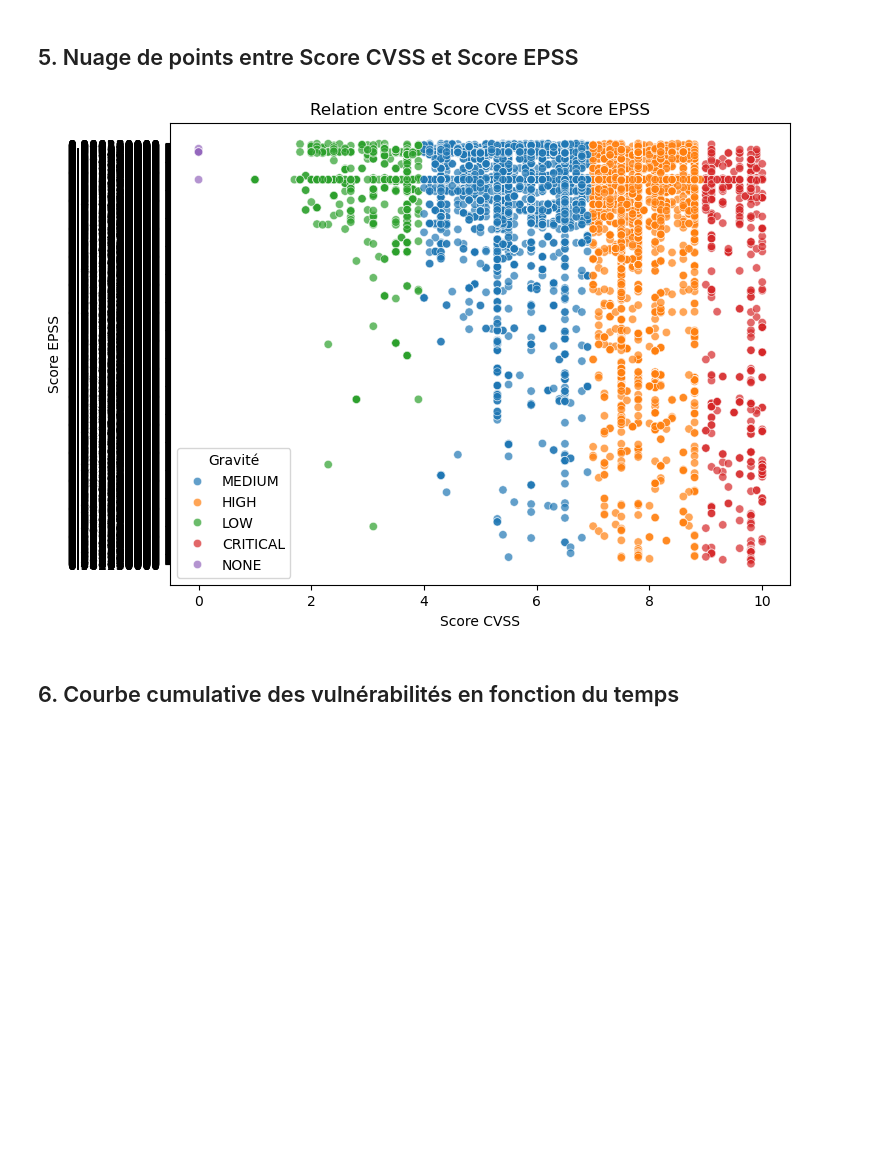
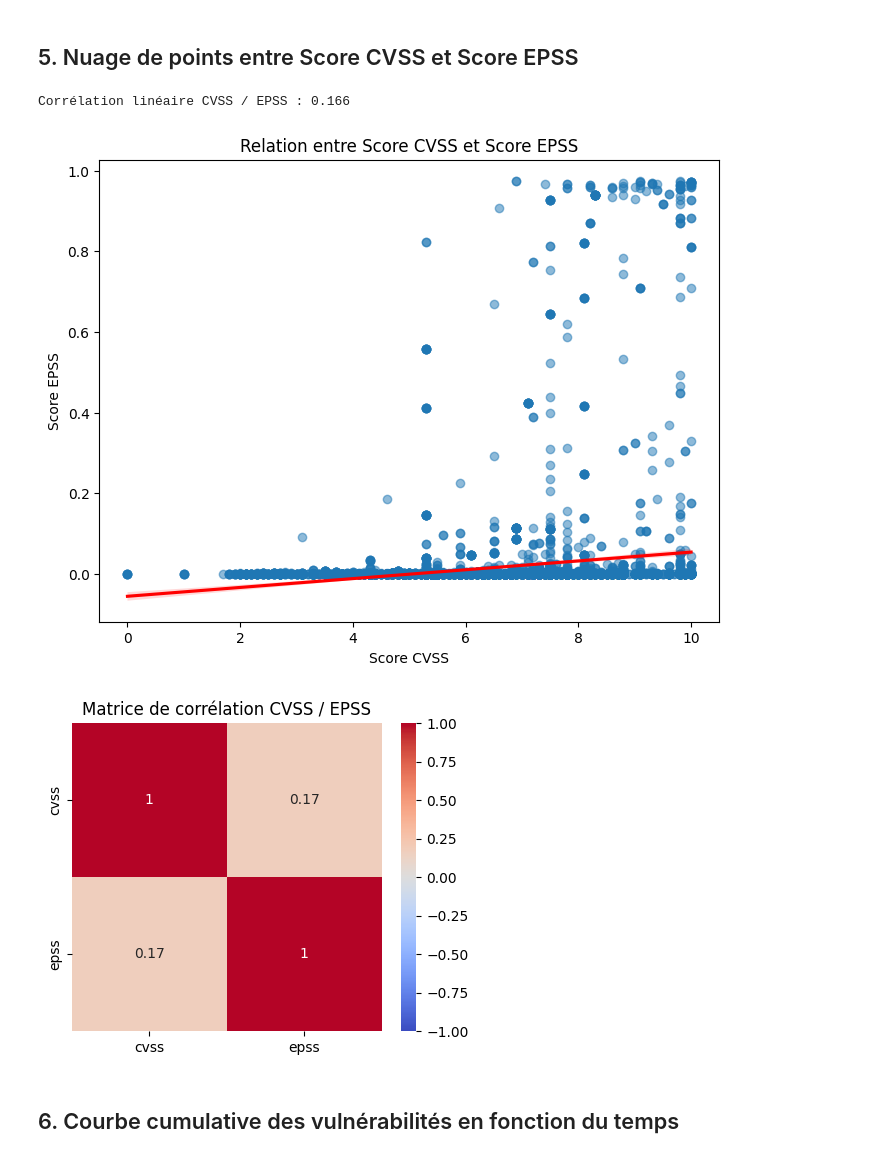
Before and after one commit to 3arly1/projet-mastercamp-data, a Jupyter notebook: mastercamp.ipynb, the cells around one changed output. Drawn from its saved outputs; the diff is of its cells as text; code cells hidden in the pictures; blank space fills up the shorter version.

```diff
--- a/mastercamp.ipynb
+++ b/mastercamp.ipynb
@@ -339,6 +377,6 @@ plt.show()
 # %%
-df['Produit_str'] = df['product'].astype(str)
-top_products = df['Produit_str'].value_counts().head(10)
+df_products['Produit_str'] = df_products['product'].astype(str)
+top_products = df_products['Produit_str'].value_counts().head(10)
 plt.figure(figsize=(10,5))
 sns.barplot(x=top_products.values, y=top_products.index, palette='viridis')
 plt.title('Top 10 des produits les plus affectés')
@@ -353,15 +402,35 @@ Passing `palette` without assigning `hue` is deprecated and will be removed in v
 # %% [markdown]
 ## 5. Nuage de points entre Score CVSS et Score EPSS
 # %%
+# Analyse de l'impact du score CVSS sur le score EPSS
+
+# Nettoyer les données pour ne garder que les lignes avec CVSS, EPSS et severity valides
+df_corr = df[['cvss', 'epss', 'severity']].dropna().copy()
+df_corr['cvss'] = df_corr['cvss'].astype(float)
+df_corr['epss'] = df_corr['epss'].astype(float)
+
+# 1. Afficher la corrélation linéaire
+correlation = df_corr['cvss'].corr(df_corr['epss'])
+print(f"Corrélation linéaire CVSS / EPSS : {correlation:.3f}")
+
+# 2. Visualiser la relation par un scatterplot avec régression
 plt.figure(figsize=(8,6))
-sns.scatterplot(data=df, x='cvss', y='epss', hue='severity', alpha=0.7)
+sns.regplot(data=df_corr, x='cvss', y='epss', scatter_kws={'alpha':0.5}, line_kws={'color':'red'})
 plt.title('Relation entre Score CVSS et Score EPSS')
 plt.xlabel('Score CVSS')
 plt.ylabel('Score EPSS')
-plt.legend(title='Gravité')
 plt.show()
+
+# 3. Matrice de corrélation complète entre toutes les variables numériques
+plt.figure(figsize=(5,4))
+corr_matrix = df_corr[['cvss', 'epss']].corr()
+sns.heatmap(corr_matrix, annot=True, cmap='coolwarm', vmin=-1, vmax=1)
+plt.title('Matrice de corrélation CVSS / EPSS')
+plt.show()
 # %% [output]
+Corrélation linéaire CVSS / EPSS : 0.166
-[figure, old version]
+[figure, new version]
+[figure, added]
 # %% [markdown]
 ## 6. Courbe cumulative des vulnérabilités en fonction du temps
 # %%
```
Also changed, not shown: parts of 15 cells of this notebook.
